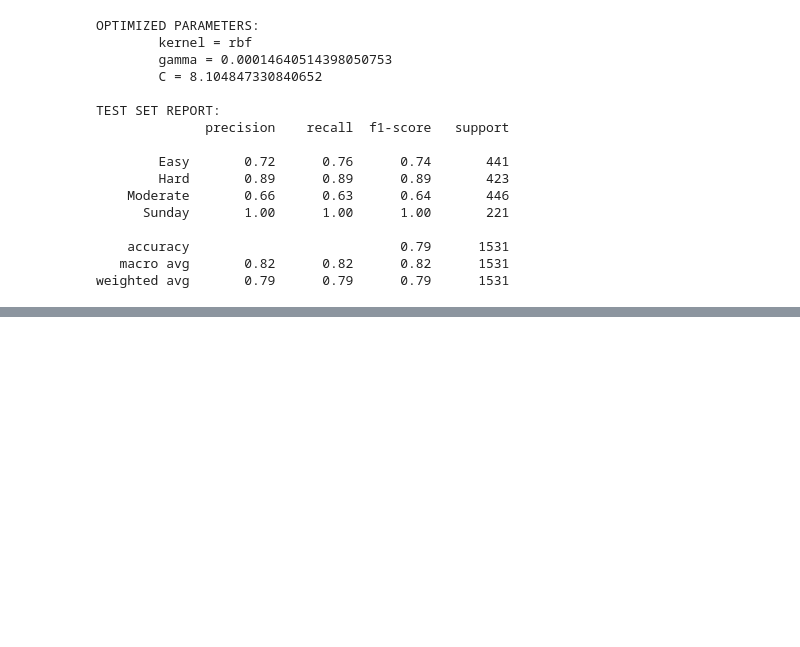
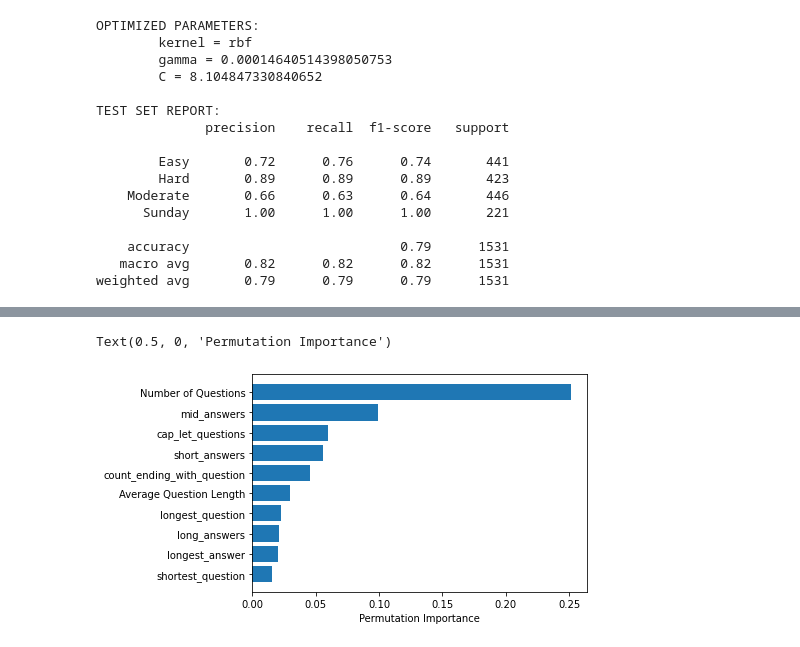
Before and after one commit to n-beckage/CS254_Final_Project, a Jupyter notebook: NestedCV_rbf_poly.ipynb, the cells around one changed output, grey strips where cells are left out. Saved outputs shown, nothing was run; the diff lists cells and outputs as text; code cells hidden in the pictures; blank space fills up the shorter version.

```diff
--- a/NestedCV_rbf_poly.ipynb
+++ b/NestedCV_rbf_poly.ipynb
@@ -393,0 +394,7 @@ x_test.columns
+# %%
+sorted_idx = perm_importance.importances_mean.argsort()
+plt.barh(features[sorted_idx][-10:], perm_importance.importances_mean[sorted_idx[-10:]])
+plt.xlabel("Permutation Importance")
+# %% [output]
+Text(0.5, 0, 'Permutation Importance')
+[figure, added]
```
Also changed, not shown: parts of 4 cells of this notebook.
